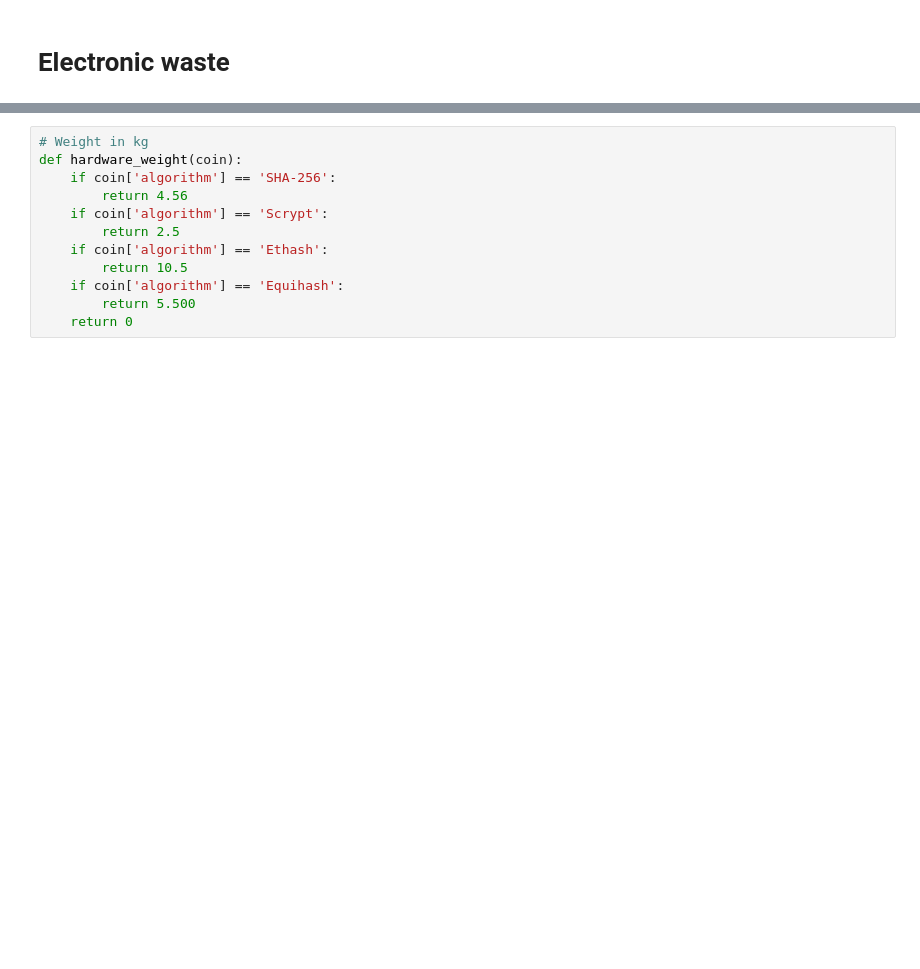
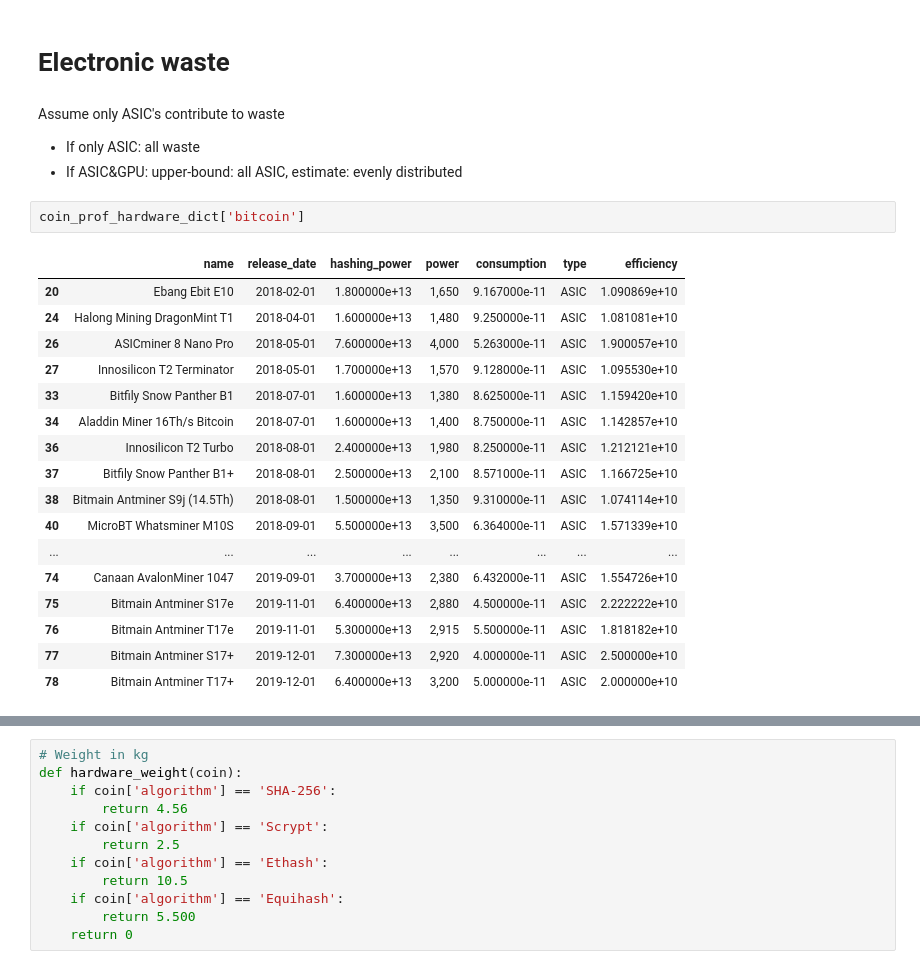
Before and after one commit to Lukasdeloose/sustainable_blockchain, a Jupyter notebook: data_analysis/energy_consumption.ipynb, the cells around one changed output, grey strips where cells are left out. Drawn from its saved outputs; the diff is of its cells as text; blank space fills up the shorter version.

Commit message:
basic number of asic's calculation

```diff
--- a/data_analysis/energy_consumption.ipynb
+++ b/data_analysis/energy_consumption.ipynb
@@ -447,3 +447,28 @@ energy_TWh/total_energy_world_TWh
 0.003050612225789599
 # %% [markdown]
 # Electronic waste
+# %% [markdown]
+Assume only ASIC's contribute to waste
+
+- If only ASIC: all waste
+- If ASIC&GPU: upper-bound: all ASIC, estimate: evenly distributed
+# %%
+coin_prof_hardware_dict['bitcoin']
+# %% [output]
+|  | name | release_date | hashing_power | power | consumption | type | efficiency |
+| 20 | Ebang Ebit E10 | 2018-02-01 | 1.800000e+13 | 1,650 | 9.167000e-11 | ASIC | 1.090869e+10 |
+| 24 | Halong Mining DragonMint T1 | 2018-04-01 | 1.600000e+13 | 1,480 | 9.250000e-11 | ASIC | 1.081081e+10 |
+| 26 | ASICminer 8 Nano Pro | 2018-05-01 | 7.600000e+13 | 4,000 | 5.263000e-11 | ASIC | 1.900057e+10 |
+| 27 | Innosilicon T2 Terminator | 2018-05-01 | 1.700000e+13 | 1,570 | 9.128000e-11 | ASIC | 1.095530e+10 |
+| 33 | Bitfily Snow Panther B1 | 2018-07-01 | 1.600000e+13 | 1,380 | 8.625000e-11 | ASIC | 1.159420e+10 |
+| 34 | Aladdin Miner 16Th/s Bitcoin | 2018-07-01 | 1.600000e+13 | 1,400 | 8.750000e-11 | ASIC | 1.142857e+10 |
+| 36 | Innosilicon T2 Turbo | 2018-08-01 | 2.400000e+13 | 1,980 | 8.250000e-11 | ASIC | 1.212121e+10 |
+| 37 | Bitfily Snow Panther B1+ | 2018-08-01 | 2.500000e+13 | 2,100 | 8.571000e-11 | ASIC | 1.166725e+10 |
+| 38 | Bitmain Antminer S9j (14.5Th) | 2018-08-01 | 1.500000e+13 | 1,350 | 9.310000e-11 | ASIC | 1.074114e+10 |
+| 40 | MicroBT Whatsminer M10S | 2018-09-01 | 5.500000e+13 | 3,500 | 6.364000e-11 | ASIC | 1.571339e+10 |
+| ... | ... | ... | ... | ... | ... | ... | ... |
+| 74 | Canaan AvalonMiner 1047 | 2019-09-01 | 3.700000e+13 | 2,380 | 6.432000e-11 | ASIC | 1.554726e+10 |
+| 75 | Bitmain Antminer S17e | 2019-11-01 | 6.400000e+13 | 2,880 | 4.500000e-11 | ASIC | 2.222222e+10 |
+| 76 | Bitmain Antminer T17e | 2019-11-01 | 5.300000e+13 | 2,915 | 5.500000e-11 | ASIC | 1.818182e+10 |
+| 77 | Bitmain Antminer S17+ | 2019-12-01 | 7.300000e+13 | 2,920 | 4.000000e-11 | ASIC | 2.500000e+10 |
+| 78 | Bitmain Antminer T17+ | 2019-12-01 | 6.400000e+13 | 3,200 | 5.000000e-11 | ASIC | 2.000000e+10 |
```
Also changed, not shown: parts of 8 cells of this notebook, 6 other files.
